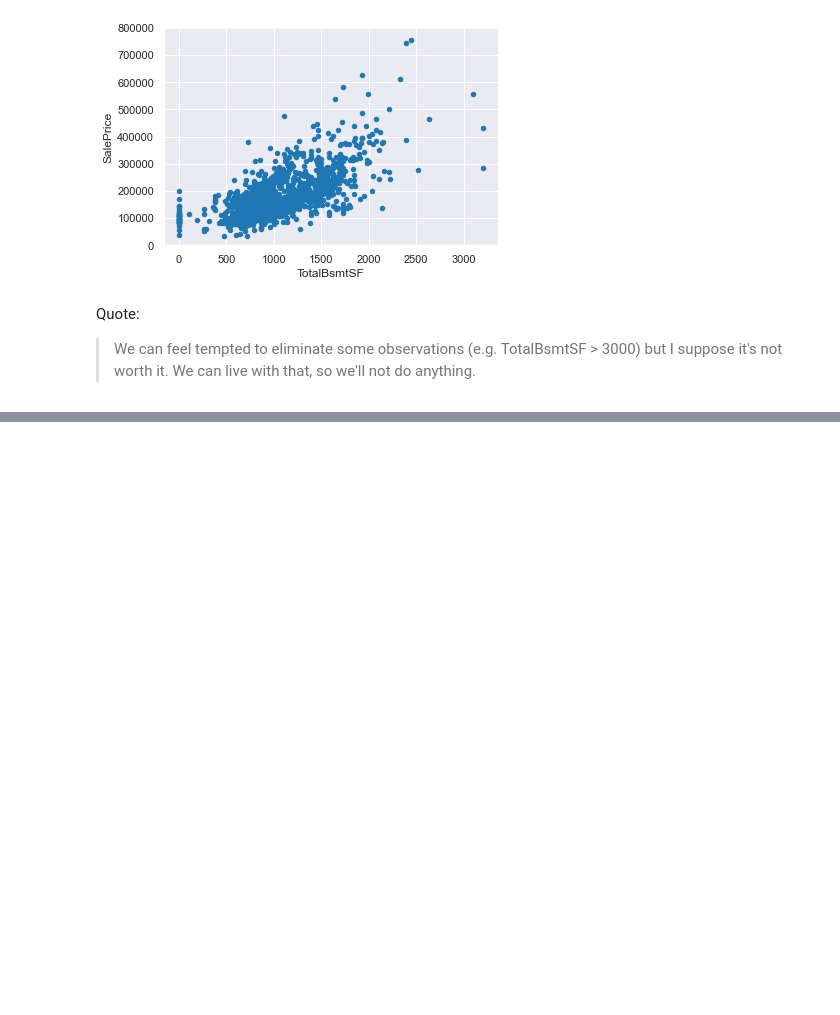
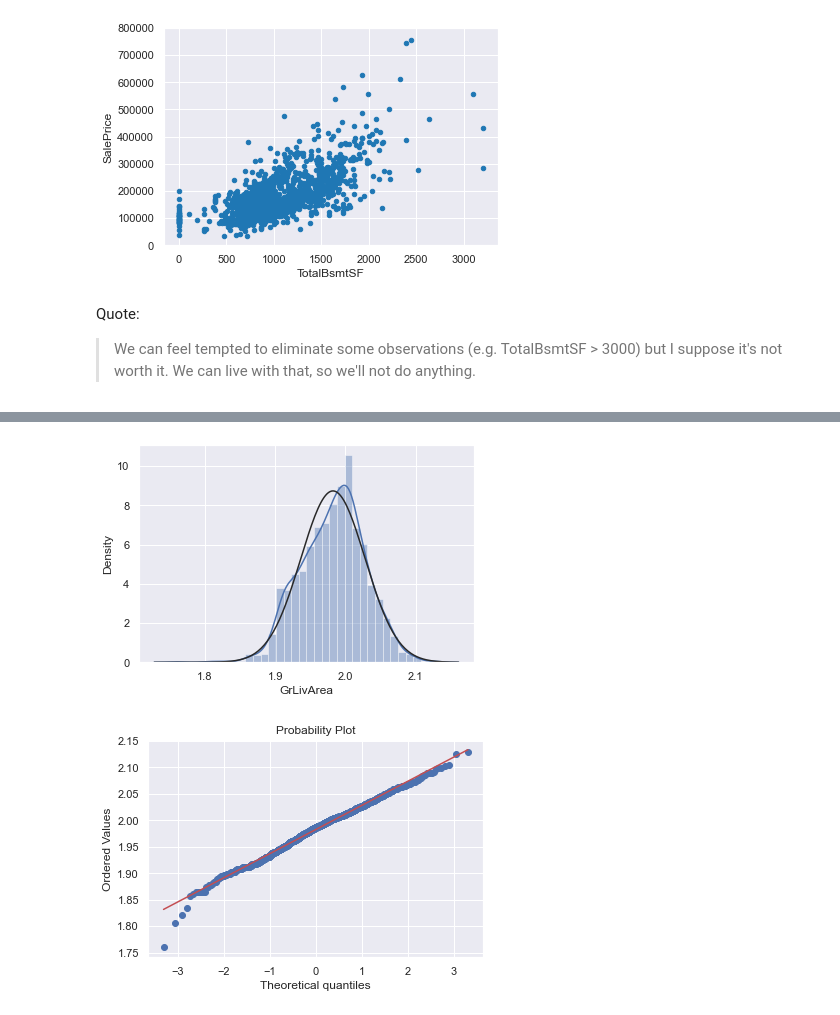
Before and after one commit to fjason2713/my_machine_learning, a Jupyter notebook: Data exploration with Python/data_exploration.ipynb, the cells around one changed output, grey strips where cells are left out. Saved outputs shown, nothing was run; the diff lists cells and outputs as text; code cells hidden in the pictures; blank space fills up the shorter version.

```diff
--- a/Data exploration with Python/data_exploration.ipynb
+++ b/Data exploration with Python/data_exploration.ipynb
@@ -375,0 +444,11 @@ Quote:
+# %%
+# applying log transformation
+transformed_gr = np.log(df_train['GrLivArea'])
+
+# transformed historgram and normal probability plot
+sns.distplot(transformed_gr, fit=norm)
+fig = plt.figure()
+res = stats.probplot(transformed_gr, plot=plt)
+# %% [output]
+[figure, added]
+[figure, added]
```
Also changed, not shown: parts of 23 cells of this notebook.
